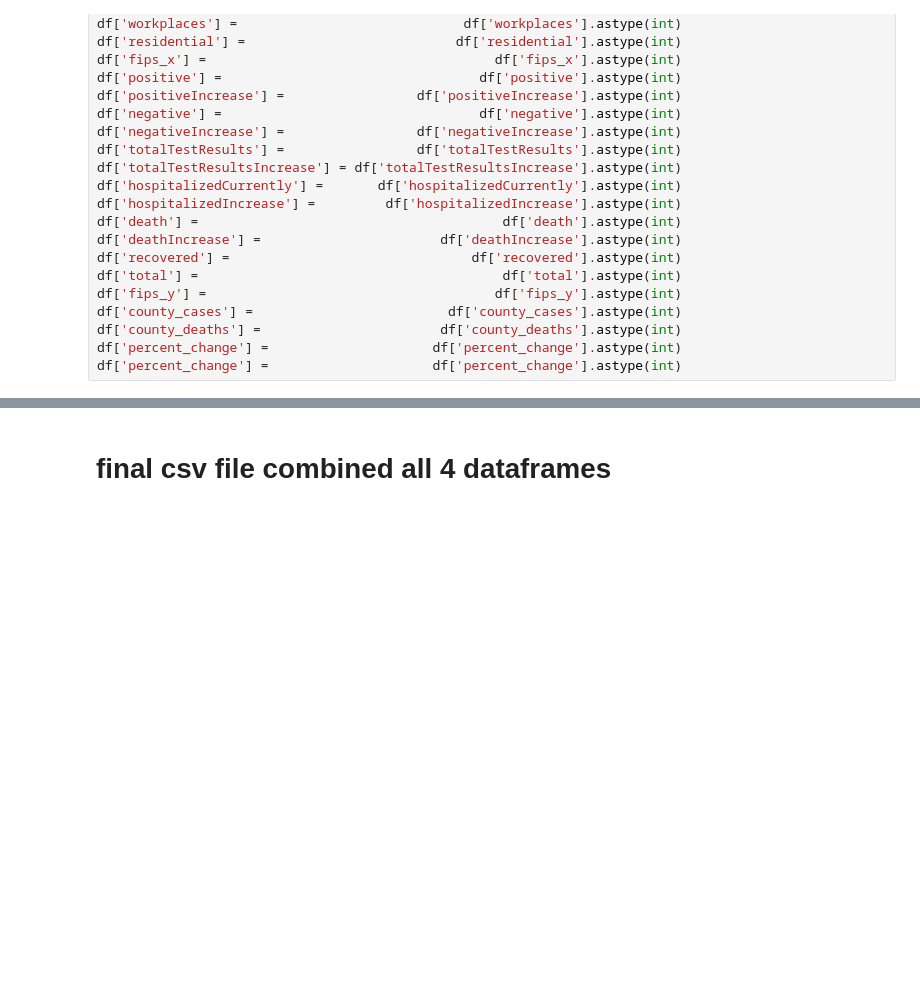
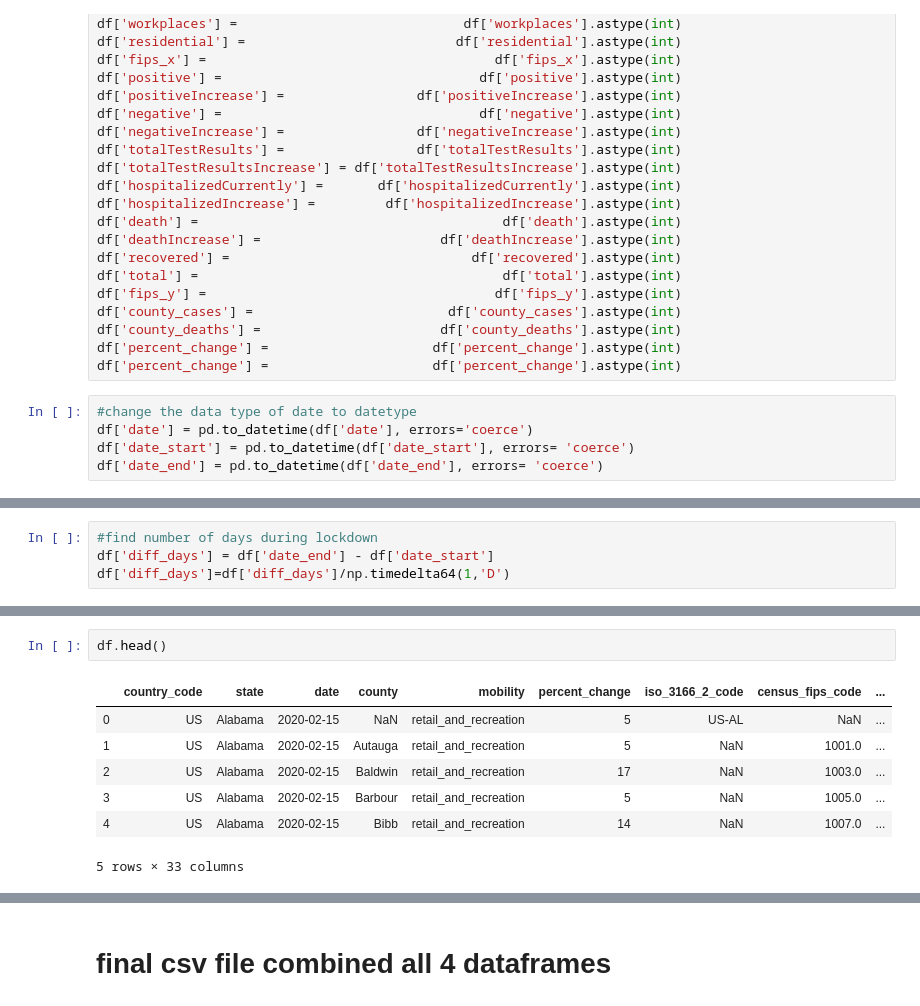
Before and after one commit to arikhursheed/Analysis_of_Covid-19_and_Mobility_USA, a Jupyter notebook: notebooks/join_all_dataframes.ipynb, the cells around one changed output, grey strips where cells are left out. Drawn from its saved outputs; the diff is of its cells as text; blank space fills up the shorter version.

```diff
--- a/notebooks/join_all_dataframes.ipynb
+++ b/notebooks/join_all_dataframes.ipynb
@@ -347,3 +361,8 @@ df['county_cases'] =                         df['county_cases'].astype(int)
 df['county_deaths'] =                       df['county_deaths'].astype(int)
 df['percent_change'] =                     df['percent_change'].astype(int)
 df['percent_change'] =                     df['percent_change'].astype(int)
+# %%
+#change the data type of date to datetype
+df['date'] = pd.to_datetime(df['date'], errors='coerce')
+df['date_start'] = pd.to_datetime(df['date_start'], errors= 'coerce')
+df['date_end'] = pd.to_datetime(df['date_end'], errors= 'coerce')
@@ -350,3 +371,7 @@ df['percent_change'] =                     df['percent_change'].astype(int)
+# %%
+#find number of days during lockdown
+df['diff_days'] = df['date_end'] - df['date_start']
+df['diff_days']=df['diff_days']/np.timedelta64(1,'D')
 # %%
 df.info()
 # %% [output]
@@ -370 +395,11 @@ memory usage: 268.0+ MB
+# %%
+df.head()
+# %% [output]
+|  | country_code | state | date | county | mobility | percent_change | iso_3166_2_code | census_fips_code | ... |
+| 0 | US | Alabama | 2020-02-15 | NaN | retail_and_recreation | 5 | US-AL | NaN | ... |
+| 1 | US | Alabama | 2020-02-15 | Autauga | retail_and_recreation | 5 | NaN | 1001.0 | ... |
+| 2 | US | Alabama | 2020-02-15 | Baldwin | retail_and_recreation | 17 | NaN | 1003.0 | ... |
+| 3 | US | Alabama | 2020-02-15 | Barbour | retail_and_recreation | 5 | NaN | 1005.0 | ... |
+| 4 | US | Alabama | 2020-02-15 | Bibb | retail_and_recreation | 14 | NaN | 1007.0 | ... |
+5 rows × 33 columns
 # %%
```
Also changed, not shown: parts of 31 cells of this notebook.
